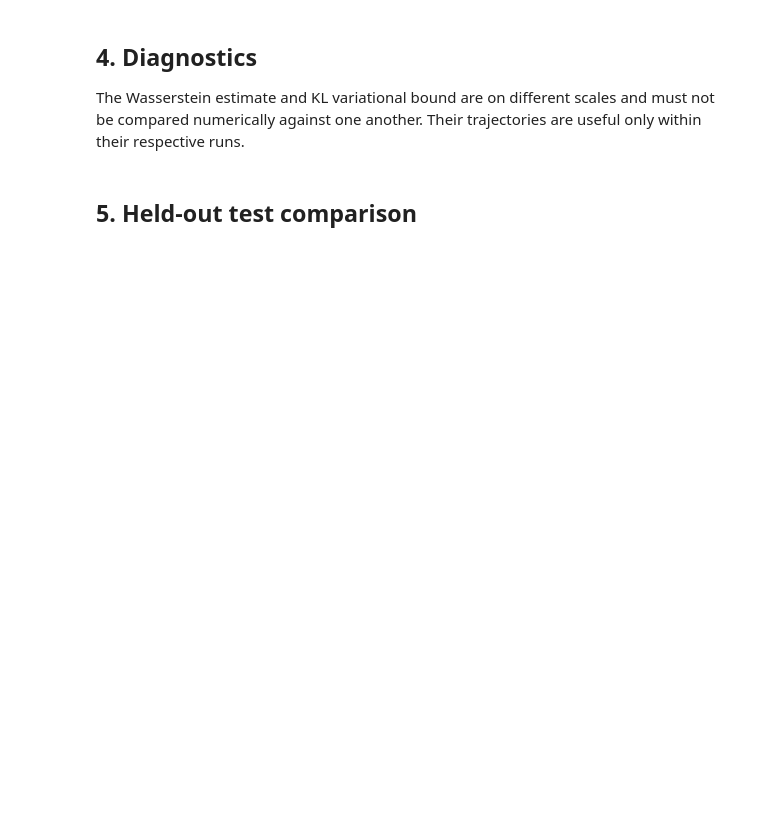
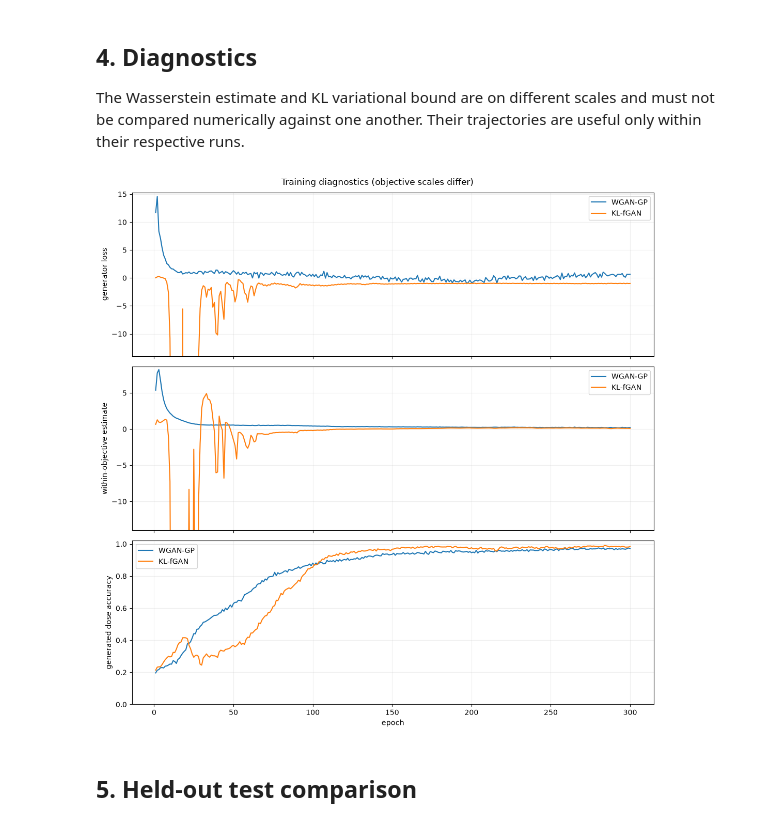
Before and after one commit to lohex/DeepDynamicsLab, a Jupyter notebook: projects/timecourse-generation/notebooks/03_gated_fusion_wasserstein_vs_kl.ipynb, the cells around one changed output. Cells and saved outputs as stored; diff of their text form; code cells hidden in the pictures; blank space fills up the shorter version.

```diff
--- a/projects/timecourse-generation/notebooks/03_gated_fusion_wasserstein_vs_kl.ipynb
+++ b/projects/timecourse-generation/notebooks/03_gated_fusion_wasserstein_vs_kl.ipynb
@@ -230,17 +255,22 @@ The Wasserstein estimate and KL variational bound are on different scales and mu
 # %%
 fig, axes = plt.subplots(3, 1, figsize=(11, 11), sharex=True)
 for name, (_, _, history) in trained.items():
     epochs = np.arange(1, len(history["generator_loss"]) + 1)
     axes[0].plot(epochs, history["generator_loss"], label=name)
     axes[1].plot(epochs, history["distance_estimate"], label=name)
     axes[2].plot(epochs, history["dose_accuracy"], label=name)
 axes[0].set_ylabel("generator loss")
+axes[0].set_ylim(bottom=-14, top=max(max(history["generator_loss"]) for _, _, history in trained.values()) * 1.05)
 axes[1].set_ylabel("within-objective estimate")
+axes[1].set_ylim(bottom=-14, top=max(max(history["distance_estimate"]) for _, _, history in trained.values()) * 1.05)
 axes[2].set(ylabel="generated dose accuracy", xlabel="epoch", ylim=(0, 1.02))
 for axis in axes:
     axis.grid(alpha=0.2); axis.legend()
 fig.suptitle("Training diagnostics (objective scales differ)")
+
 fig.tight_layout()
+# %% [output]
+[figure, added]
 # %% [markdown]
 ## 5. Held-out test comparison
 # %%
```
Also changed, not shown: parts of 8 cells of this notebook, 2 other files.
